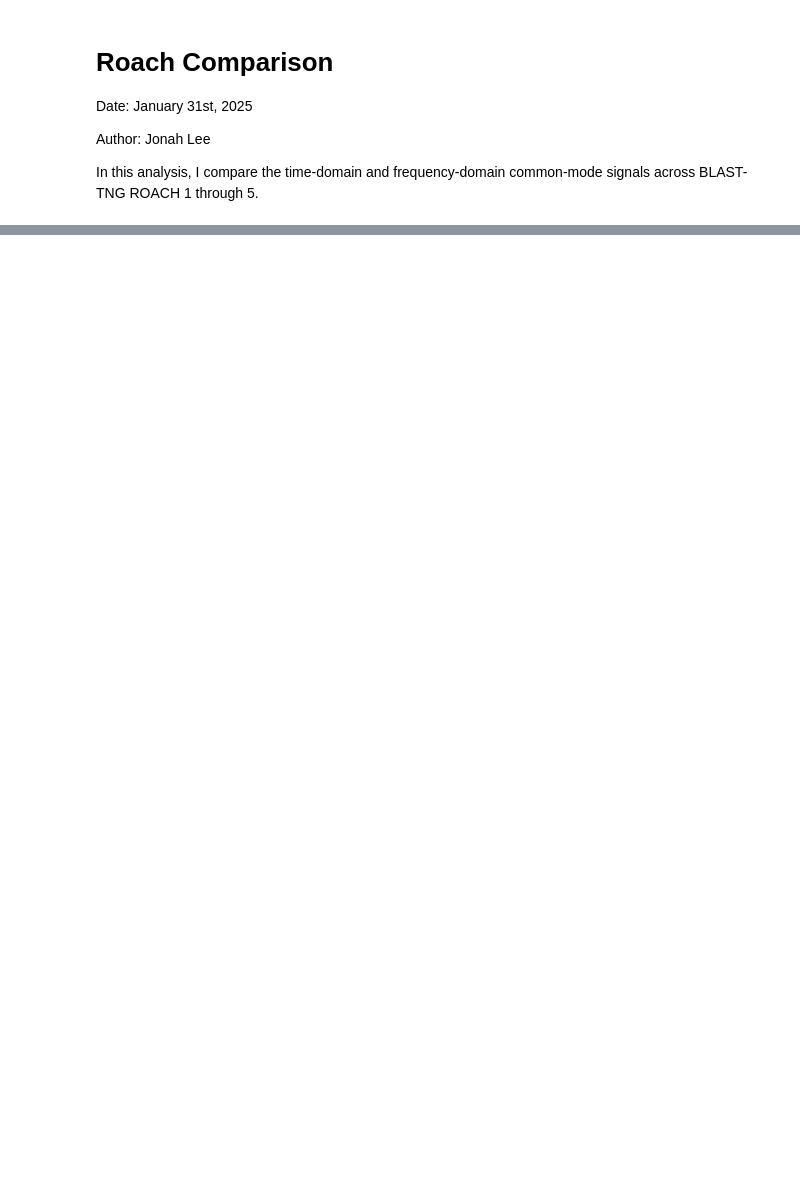
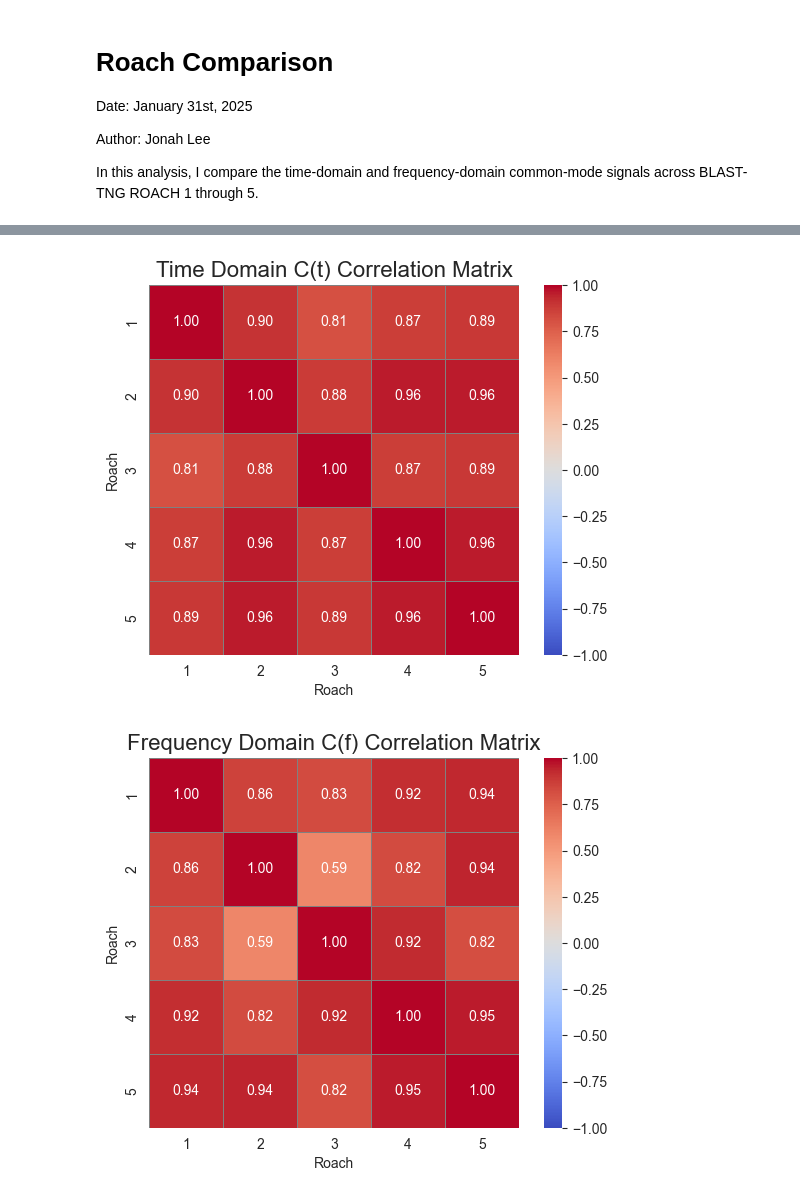
Before and after one commit to jonahjlee/map_making_blasttng_jl, a Jupyter notebook: roach_comparison.ipynb, the cells around one changed output, grey strips where cells are left out. Cells and saved outputs as stored; diff of their text form; code cells hidden in the pictures; blank space fills up the shorter version.

Commit message:
correlate roach c(t)

```diff
--- a/roach_comparison.ipynb
+++ b/roach_comparison.ipynb
@@ -102,10 +103,21 @@ plt.show()
 # %%
-def correlation_matrix(df):
-    filtered_corr_matrix = df.corr()
-    plt.figure(figsize=(10, 8))
-    sns.heatmap(filtered_corr_matrix, annot=True, fmt=".2f", cmap='coolwarm',
-                vmin=-1, vmax=1, cbar=True, square=True,
-                linewidths=0.5, linecolor='gray')
-    plt.title(f"{driver}- Lap Data Correlation Matrix", fontsize=16)
-    plt.tight_layout()
-    plt.show()
+plt.clf()
+sns.heatmap(common_modes.corr(), annot=True, fmt=".2f", cmap='coolwarm',
+            vmin=-1, vmax=1, cbar=True, square=True,
+            linewidths=0.5, linecolor='gray')
+plt.title(f"Time Domain C(t) Correlation Matrix", fontsize=16)
+plt.xlabel("Roach")
+plt.ylabel("Roach")
+plt.show()
+
+plt.clf()
+sns.heatmap(np.abs(ctffts).corr(), annot=True, fmt=".2f", cmap='coolwarm',
+            vmin=-1, vmax=1, cbar=True, square=True,
+            linewidths=0.5, linecolor='gray')
+plt.title(f"Frequency Domain C(f) Correlation Matrix", fontsize=16)
+plt.xlabel("Roach")
+plt.ylabel("Roach")
+plt.show()
+# %% [output]
+[figure, added]
+[figure, added]
```
Also changed, not shown: parts of 6 cells of this notebook.
